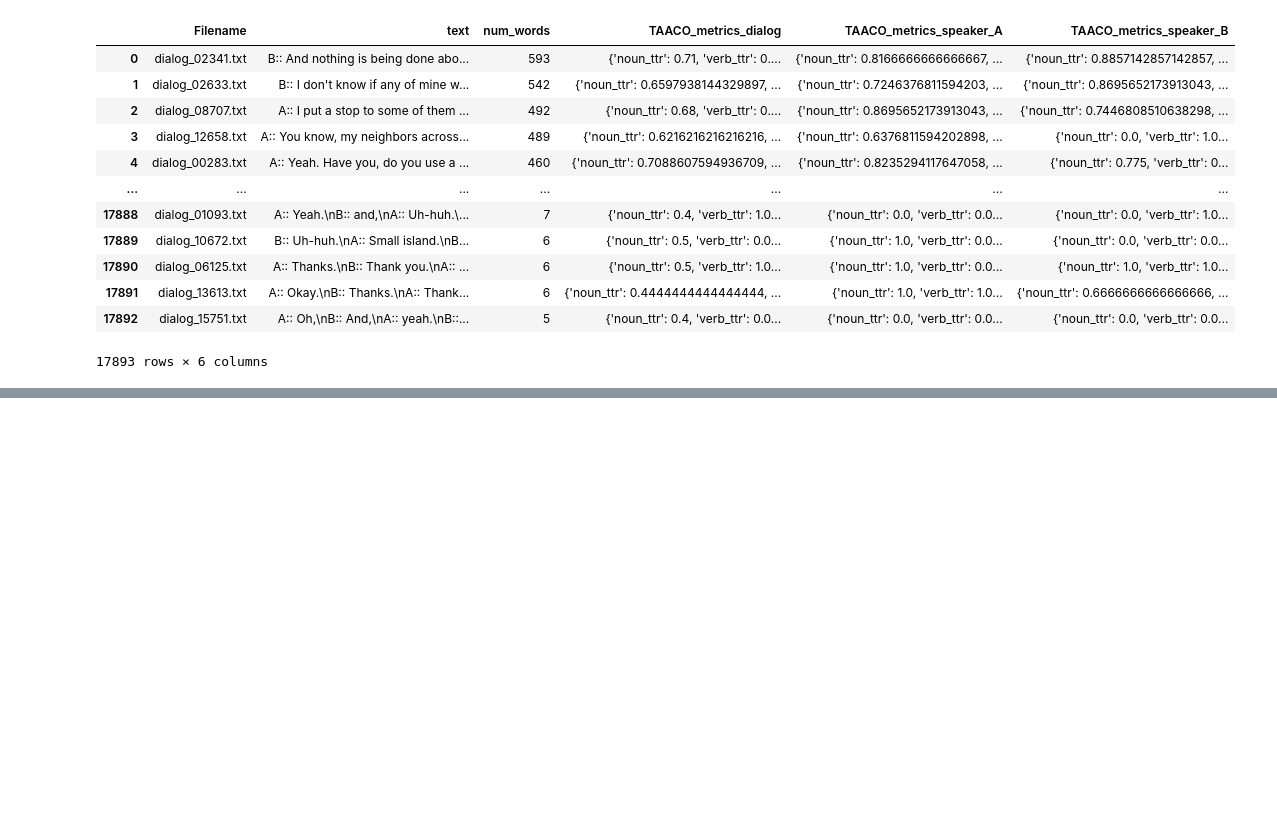
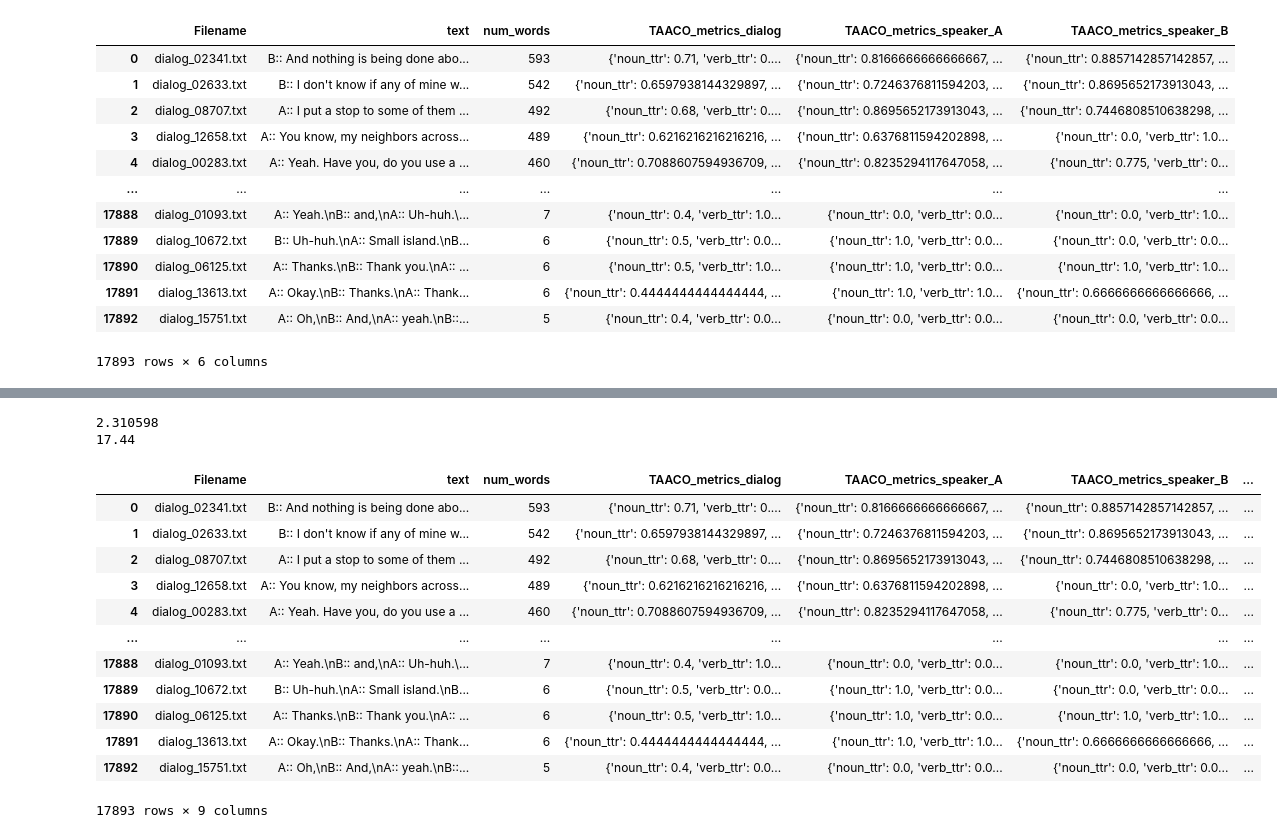
Before and after one commit to suchirsalhan/babylm-interaction, a Jupyter notebook: data/data_annotation_switchboard.ipynb, the cells around one changed output, grey strips where cells are left out. Cells and saved outputs as stored; diff of their text form; code cells hidden in the pictures; blank space fills up the shorter version.

Commit message:
notebook with vocabulary metric using age of acquisition

```diff
--- a/data/data_annotation_switchboard.ipynb
+++ b/data/data_annotation_switchboard.ipynb
@@ -324,0 +341,8 @@ df_reformatted
+# %%
+mini_aoa = min(list(aoa_data.age_of_acquisition))
+print(mini_aoa)
+maxi_aoa = max(list(aoa_data.age_of_acquisition))
+print(maxi_aoa)
+# %% [output]
+2.310598
+17.44
@@ -324,0 +363,58 @@ df_reformatted
+# %%
+for index, row in data_to_annotate.iterrows():
+    lines = row.text.split('\n')
+    speaker_A = ''
+    speaker_B = ''
+    for l in lines:
+        if 'A:: ' in l:
+            speaker_A += l + ' '
+        elif 'B:: ' in l:
+            speaker_B += l + ' '
+        else:
+            raise ValueError()
+
+    # remove non-alphanumeric characters (syntax) except whitespaces
+    dialog = ''.join(char for char in row.text.replace('\n', ' ') if char.isalnum() or char == ' ')
+    speaker_A = ''.join(char for char in speaker_A.strip() if char.isalnum() or char == ' ')
+    speaker_B = ''.join(char for char in speaker_B.strip() if char.isalnum() or char == ' ')
+
+    # for each data split
+    splits = [dialog, speaker_A, speaker_B]
+
+    ind = 0
+    for s in splits:
+        words = s.split(" ") # split text at whitespaces
+
+        sum = 0
+        count = 0
+        for word in words:
+            aoa = get_aoa_of_word(word)
+            if aoa is not None:
+                sum+= aoa
+                count+= 1
+
+        if sum > 0:
+            vocabulary = sum / count # average across all words with AOA data
+            # normalise by min-max
+            vocabulary = (vocabulary - mini_aoa)/(maxi_aoa - mini_aoa)
+        else:
+            vocabulary = None
+
+        data_to_annotate.loc[index, names[ind]] = vocabulary
+        ind += 1
+# %%
+data_to_annotate
+# %% [output]
+|  | Filename | text | num_words | TAACO_metrics_dialog | TAACO_metrics_speaker_A | TAACO_metrics_speaker_B | ... |
+| 0 | dialog_02341.txt | B:: And nothing is being done abo... | 593 | {'noun_ttr': 0.71, 'verb_ttr': 0.... | {'noun_ttr': 0.8166666666666667, ... | {'noun_ttr': 0.8857142857142857, ... | ... |
+| 1 | dialog_02633.txt | B:: I don't know if any of mine w... | 542 | {'noun_ttr': 0.6597938144329897, ... | {'noun_ttr': 0.7246376811594203, ... | {'noun_ttr': 0.8695652173913043, ... | ... |
+| 2 | dialog_08707.txt | A:: I put a stop to some of them ... | 492 | {'noun_ttr': 0.68, 'verb_ttr': 0.... | {'noun_ttr': 0.8695652173913043, ... | {'noun_ttr': 0.7446808510638298, ... | ... |
+| 3 | dialog_12658.txt | A:: You know, my neighbors across... | 489 | {'noun_ttr': 0.6216216216216216, ... | {'noun_ttr': 0.6376811594202898, ... | {'noun_ttr': 0.0, 'verb_ttr': 1.0... | ... |
+| 4 | dialog_00283.txt | A:: Yeah. Have you, do you use a ... | 460 | {'noun_ttr': 0.7088607594936709, ... | {'noun_ttr': 0.8235294117647058, ... | {'noun_ttr': 0.775, 'verb_ttr': 0... | ... |
+| ... | ... | ... | ... | ... | ... | ... | ... |
+| 17888 | dialog_01093.txt | A:: Yeah.\nB:: and,\nA:: Uh-huh.\... | 7 | {'noun_ttr': 0.4, 'verb_ttr': 1.0... | {'noun_ttr': 0.0, 'verb_ttr': 0.0... | {'noun_ttr': 0.0, 'verb_ttr': 1.0... | ... |
+| 17889 | dialog_10672.txt | B:: Uh-huh.\nA:: Small island.\nB... | 6 | {'noun_ttr': 0.5, 'verb_ttr': 0.0... | {'noun_ttr': 1.0, 'verb_ttr': 0.0... | {'noun_ttr': 0.0, 'verb_ttr': 0.0... | ... |
+| 17890 | dialog_06125.txt | A:: Thanks.\nB:: Thank you.\nA:: ... | 6 | {'noun_ttr': 0.5, 'verb_ttr': 1.0... | {'noun_ttr': 1.0, 'verb_ttr': 0.0... | {'noun_ttr': 1.0, 'verb_ttr': 1.0... | ... |
+| 17891 | dialog_13613.txt | A:: Okay.\nB:: Thanks.\nA:: Thank... | 6 | {'noun_ttr': 0.4444444444444444, ... | {'noun_ttr': 1.0, 'verb_ttr': 1.0... | {'noun_ttr': 0.6666666666666666, ... | ... |
+| 17892 | dialog_15751.txt | A:: Oh,\nB:: And,\nA:: yeah.\nB::... | 5 | {'noun_ttr': 0.4, 'verb_ttr': 0.0... | {'noun_ttr': 0.0, 'verb_ttr': 0.0... | {'noun_ttr': 0.0, 'verb_ttr': 0.0... | ... |
+17893 rows × 9 columns
```
Also changed, not shown: parts of 12 cells of this notebook.
